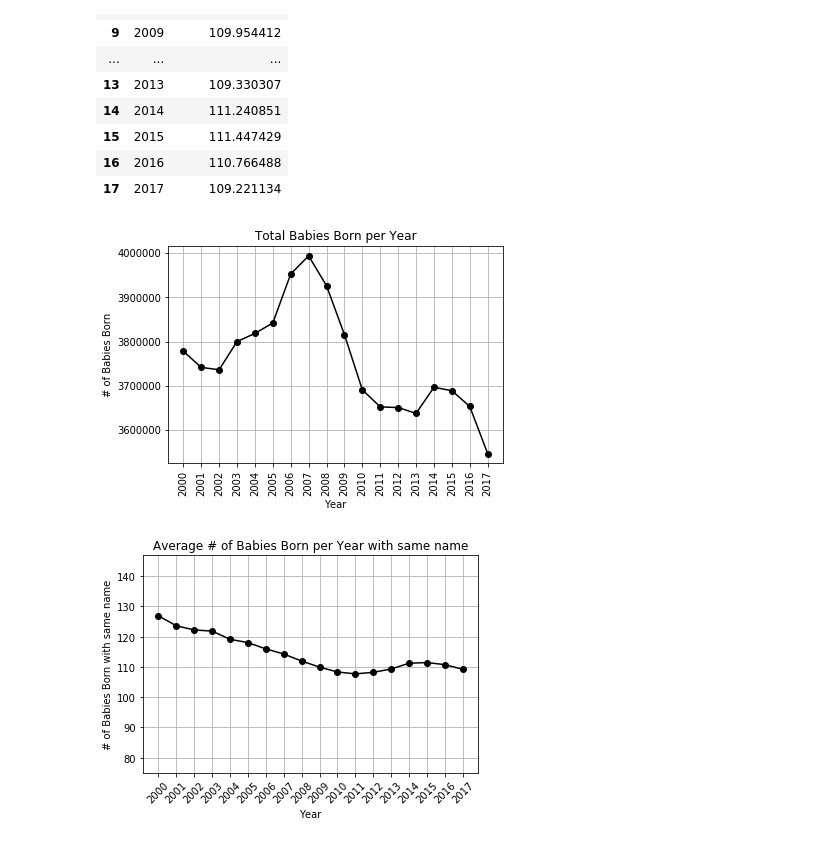
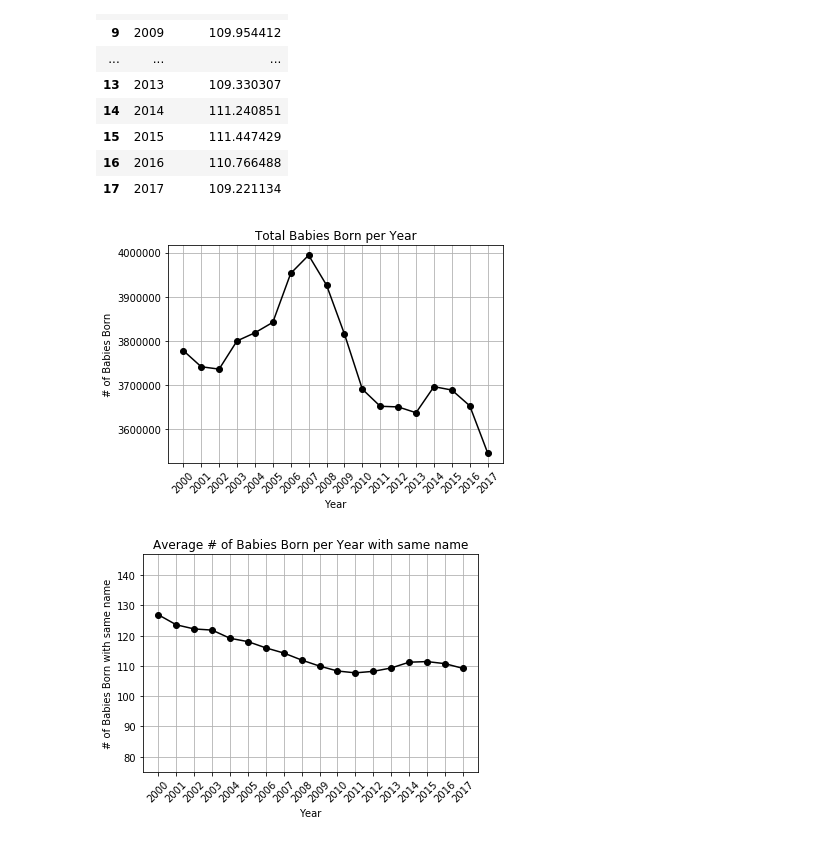
Before and after one commit to nsetnik0703/nightwatch, a Jupyter notebook: NamesGoTmatplot.ipynb, the cells around one changed output. Cells and saved outputs as stored; diff of their text form; code cells hidden in the pictures.

Commit message:
modify images

```diff
--- a/NamesGoTmatplot.ipynb
+++ b/NamesGoTmatplot.ipynb
@@ -142,16 +142,16 @@ averagedf
 # this can be used to compare the amount of people with an average to our GOT names.
 # %%
 plt.plot(averagedf["Year"],total_counts, marker='o', c="k")
-plt.xticks(rotation=90)
+plt.xticks(rotation=45)
 plt.title("Total Babies Born per Year")
 plt.xlabel("Year")
 plt.ylabel("# of Babies Born")
 plt.grid()
 plt.savefig("Graph_Images/GoT/babies_born_per_year.png")
 plt.show()
 # interesting note: Sharp change in babies born per year around '07. Possibly due to finacial crisis?
 # %% [output]
-[figure, old version]
+[figure, new version]
 # %%
 plt.plot(aryadf["Year"],averagedf["name(average)"], marker='o', c="k")
 plt.xticks(rotation=45)
```
Also changed, not shown: parts of 4 cells of this notebook, 1 other file.
